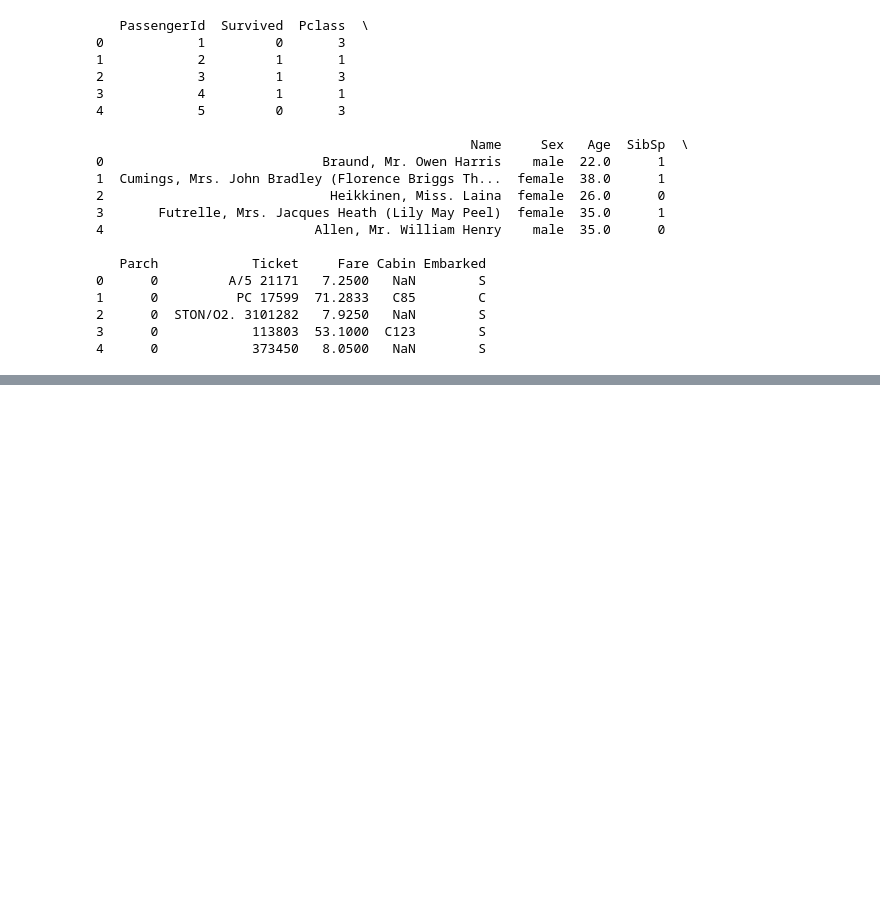
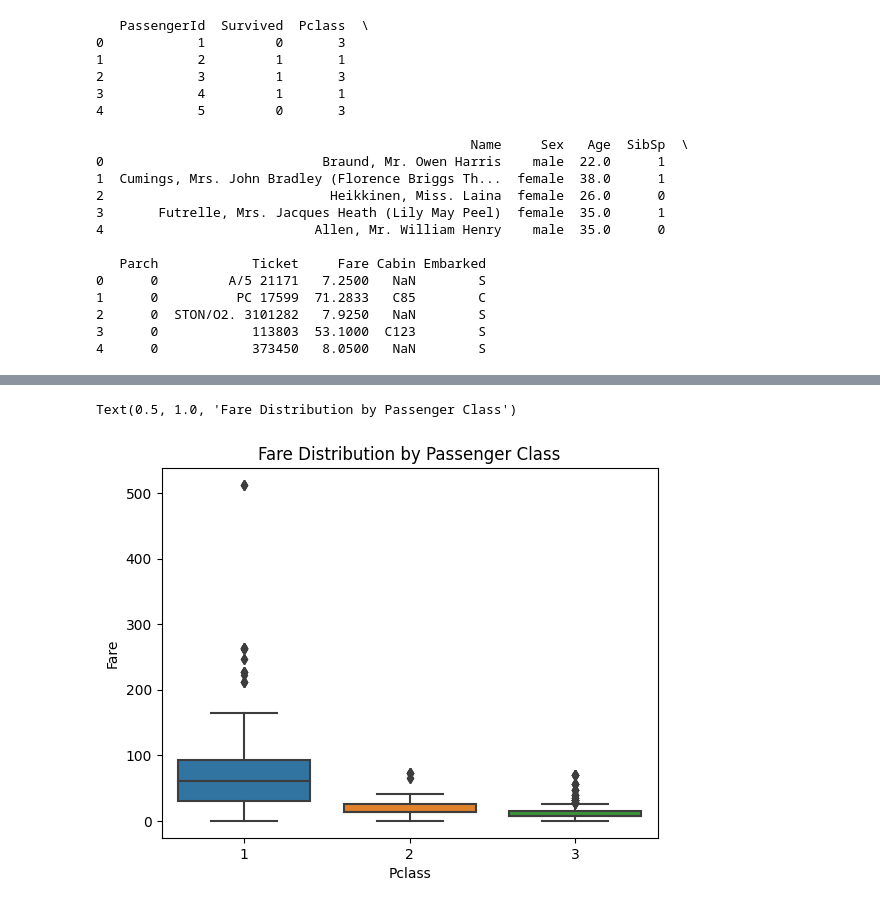
Before and after one commit to mypage-shivangi/Titanic, a Jupyter notebook: titanic.ipynb, the cells around one changed output, grey strips where cells are left out. Drawn from its saved outputs; the diff is of its cells as text; code cells hidden in the pictures; blank space fills up the shorter version.

```diff
--- a/titanic.ipynb
+++ b/titanic.ipynb
@@ -45,0 +98,12 @@ print(df.head())
+# %%
+def family_group(size):
+    if size == 1:
+        return 'Solo'
+    elif size <= 4:
+        return 'Small'
+    elif size <= 6:
+        return 'Medium'
+    else:
+        return 'Large'
+
+df['FamilyGroup'] = df['FamilySize'].apply(family_group)
@@ -45,0 +118,9 @@ print(df.head())
+# %%
+import seaborn as sns
+import matplotlib.pyplot as plt
+
+sns.boxplot(x='Pclass', y='Fare', data=df)
+plt.title("Fare Distribution by Passenger Class")
+# %% [output]
+Text(0.5, 1.0, 'Fare Distribution by Passenger Class')
+[figure, added]
```
Also changed, not shown: parts of 35 cells of this notebook.
